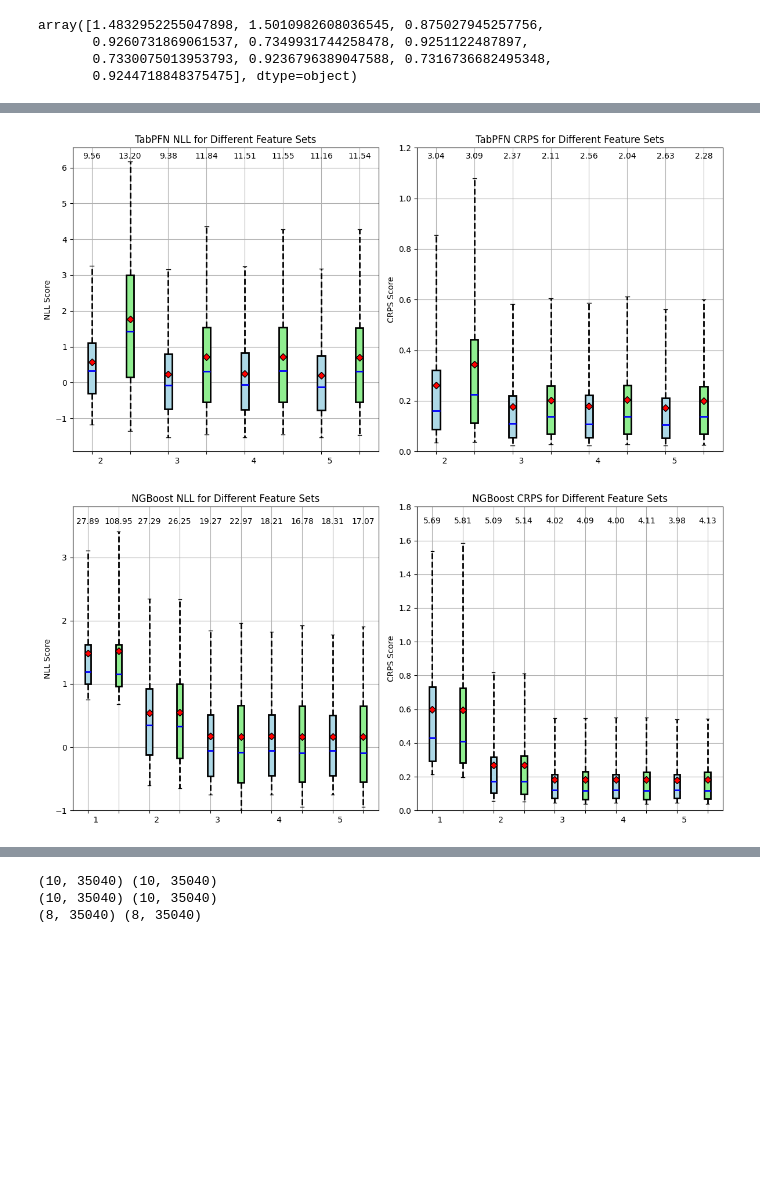
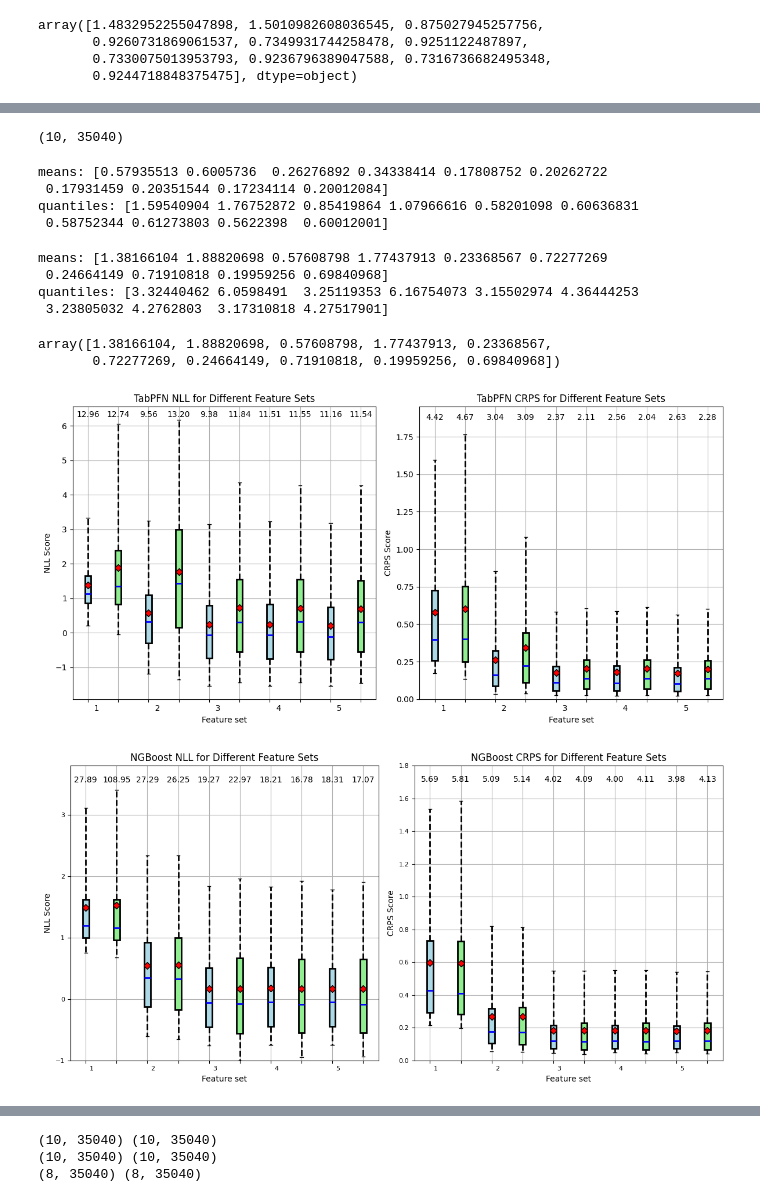
Before and after one commit to Manuel3567/master-thesis, a Jupyter notebook: notebooks/022_models.ipynb, the cells around one changed output, grey strips where cells are left out. Cells and saved outputs as stored; diff of their text form; code cells hidden in the pictures; blank space fills up the shorter version.

```diff
--- a/notebooks/022_models.ipynb
+++ b/notebooks/022_models.ipynb
@@ -1924,14 +2122,14 @@ experiment_1.y_validation[232]
 # %% [output]
 -1.9065763201279167
 # %%
-from analysis.tabpfn import *
+from analysis.TabPFN import *
 
 import pickle
 filepath = "C:/Users/Minu/Documents/results/tabpfn/experiment_1.pkl"
 
 #id = 500
-#id = 0
-id = 232
+id = 0
+#id = 232
 
 with open(filepath, "rb") as file:
     experiment_1 = pickle.load(file)
@@ -3150,17 +3353,21 @@ def get_tabpfn_diff_splits_results():
         return nlls, crps
 
     # Define your ID groups
-    ids_g_1 = [42, 43, 44, 45]
-    ids_g_2 = [4, 5, 6, 7]
 
-    ids_g_3 = [46, 47, 48, 49]
-    ids_g_4 = [8, 9]
+    ids_g_1 = [54, 55, 56, 57] # power, 2022 training
+    ids_g_2 = [58, 59] # power, Q4 2022 training
 
-    ids_g_5 = [50, 51, 52, 53]
-    ids_g_6 = [10, 11]
+    ids_g_3 = [42, 43, 44, 45] # power, mean ws 2022 training
+    ids_g_4 = [4, 5, 6, 7] # power, mean ws Q4 2022 training
 
-    ids_g_7 = [38, 39, 40, 41]
-    ids_g_8 = [12, 13]
+    ids_g_5 = [46, 47, 48, 49] # power, ws 10 loc 2022 training
+    ids_g_6 = [8, 9] # power, ws 10 loc Q4 2022 training
+
+    ids_g_7 = [50, 51, 52, 53] # power, all ws 2022 training
+    ids_g_8 = [10, 11] # power all ws Q4 2022 training
+
+    ids_g_9 = [38, 39, 40, 41] # power, all ws, time bin 2022 training
+    ids_g_10 = [12, 13] # power, all ws, Q4 2022 training
 
     # Load results using the helper function
     nlls_1, crps_1 = load_tabpfn_results(ids_g_1)
@@ -3172,9 +3379,11 @@ def get_tabpfn_diff_splits_results():
     nlls_6, crps_6 = load_tabpfn_results(ids_g_6)
     nlls_7, crps_7 = load_tabpfn_results(ids_g_7)
     nlls_8, crps_8 = load_tabpfn_results(ids_g_8)
+    nlls_9, crps_9 = load_tabpfn_results(ids_g_9)
+    nlls_10, crps_10 = load_tabpfn_results(ids_g_10)
 
     # Combine into 2D arrays
-    nll_array = np.array([nlls_1, nlls_2, nlls_3, nlls_4, nlls_5, nlls_6, nlls_7, nlls_8])
-    crps_array = np.array([crps_1, crps_2, crps_3, crps_4, crps_5, crps_6, crps_7, crps_8])
+    nll_array = np.array([nlls_1, nlls_2, nlls_3, nlls_4, nlls_5, nlls_6, nlls_7, nlls_8, nlls_9, nlls_10])
+    crps_array = np.array([crps_1, crps_2, crps_3, crps_4, crps_5, crps_6, crps_7, crps_8, crps_9, crps_10])
 
     return nll_array, crps_array
@@ -3181,3 +3392,28 @@ def get_tabpfn_diff_splits_results():
+# %%
+nll_array.shape
+# %% [output]
+(10, 35040)
+# %%
+print("means:", np.mean(crps_array, axis=1))
+print("quantiles:", np.quantile(crps_array, 0.95, axis=1))
+# %% [output]
+means: [0.57935513 0.6005736  0.26276892 0.34338414 0.17808752 0.20262722
+ 0.17931459 0.20351544 0.17234114 0.20012084]
+quantiles: [1.59540904 1.76752872 0.85419864 1.07966616 0.58201098 0.60636831
+ 0.58752344 0.61273803 0.5622398  0.60012001]
+# %%
+print("means:", np.mean(nll_array, axis=1))
+print("quantiles:", np.quantile(nll_array, 0.95, axis=1))
+# %% [output]
+means: [1.38166104 1.88820698 0.57608798 1.77437913 0.23368567 0.72277269
+ 0.24664149 0.71910818 0.19959256 0.69840968]
+quantiles: [3.32440462 6.0598491  3.25119353 6.16754073 3.15502974 4.36444253
+ 3.23805032 4.2762803  3.17310818 4.27517901]
+# %%
+np.mean(nll_array, axis=1)
+# %% [output]
+array([1.38166104, 1.88820698, 0.57608798, 1.77437913, 0.23368567,
+       0.72277269, 0.24664149, 0.71910818, 0.19959256, 0.69840968])
 # %%
 import matplotlib.pyplot as plt
 
@@ -3205,7 +3441,9 @@ bp_nll = ax1.boxplot(
     boxprops={"linewidth": 2},
     whiskerprops={"linestyle": "--", "linewidth": 2}
 )
-group_labels_nll = ["       2", "", "       3", "", "       4", "", "       5", ""]
+group_labels_nll = ["       1","","       2", "", "       3", "", "       4", "", "       5", ""]
+
+#group_labels_nll = ["       2", "", "       3", "", "       4", "", "       5", ""]
 
 colors = ['lightblue', 'lightgreen']
 for i, patch in enumerate(bp_nll['boxes']):
@@ -3220,45 +3458,48 @@ ax1.set_xticks(positions_nll)
 ax1.set_xticklabels(group_labels_nll)
 
 ax1.set_ylabel("NLL Score")
+ax1.set_xlabel("Feature set")
 ax1.set_title("TabPFN NLL for Different Feature Sets")
 ax1.grid(True)
 
 # Boxplot CRPS
 positions_crps = np.arange(1, len(crps_list) + 1)
-group_labels_crps = ["       2", "", "       3", "", "       4", "", "       5", ""]
+#group_labels_crps = ["       2", "", "       3", "", "       4", "", "       5", ""]
+group_labels_crps = ["       1","","       2", "", "       3", "", "       4", "", "       5", ""]
 
 bp_crps = ax2.boxplot(
     crps_list,
     positions=positions_crps,
     widths=0.2,
     patch_artist=True,
     showmeans=True,
     showfliers=False,
     whis=[5, 95],
     meanprops={"marker": "D", "markerfacecolor": "red", "markeredgecolor": "black", "markersize": 6},
     medianprops={"color": "blue", "linewidth": 2},
     boxprops={"linewidth": 2},
     whiskerprops={"linestyle": "--", "linewidth": 2}
 )
 
 for i, patch in enumerate(bp_crps['boxes']):
     patch.set_facecolor(colors[i % 2])
 
 for pos, data in zip(positions_crps, crps_list):
     max_val = np.max(data)
-    ax2.text(pos, 1.15, f"{max_val:.2f}", ha='center', va='bottom', fontsize=10, color='black')
+    ax2.text(pos, 1.85, f"{max_val:.2f}", ha='center', va='bottom', fontsize=10, color='black')
 
 ax2.set_xticks(positions_crps)
 ax2.set_xticklabels(group_labels_crps)
-ax2.set_ylim(0, 1.2)
+ax2.set_ylim(0, 1.95)
 ax2.set_ylabel("CRPS Score")
+ax2.set_xlabel("Feature set")
 ax2.set_title("TabPFN CRPS for Different Feature Sets")
 ax2.grid(True)
 
 plt.tight_layout()
 plt.show()
 # %% [output]
-[figure, old version]
+[figure, new version]
 # %%
 import pickle
 import numpy as np
@@ -3416,6 +3657,7 @@ ax1.set_xticks(positions_nll)
 ax1.set_xticklabels(group_labels_nll)
 ax1.set_ylim(-1, 3.8)
 ax1.set_ylabel("NLL Score")
+ax1.set_xlabel("Feature set")
 ax1.set_title("NGBoost NLL for Different Feature Sets")
 ax1.grid(True)
 
@@ -3448,13 +3690,14 @@ ax2.set_xticklabels(group_labels_crps)
 ax2.set_ylim(0, 1.8)
 
 ax2.set_ylabel("CRPS Score")
+ax2.set_xlabel("Feature set")
 ax2.set_title("NGBoost CRPS for Different Feature Sets")
 ax2.grid(True)
 
 plt.tight_layout()
 plt.show()
 # %% [output]
-[figure, old version]
+[figure, new version]
 # %%
 nll_array, crps_array = get_ngboost_diff_splits_results()  # shape: (8, 35040)
 
```
Also changed, not shown: parts of 25 cells of this notebook.
